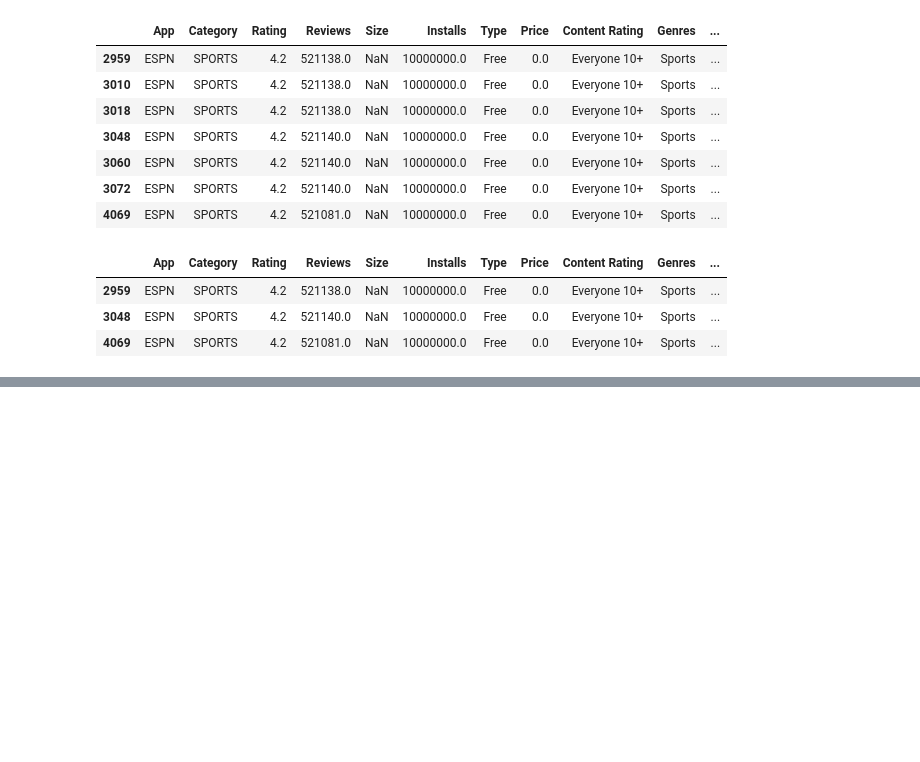
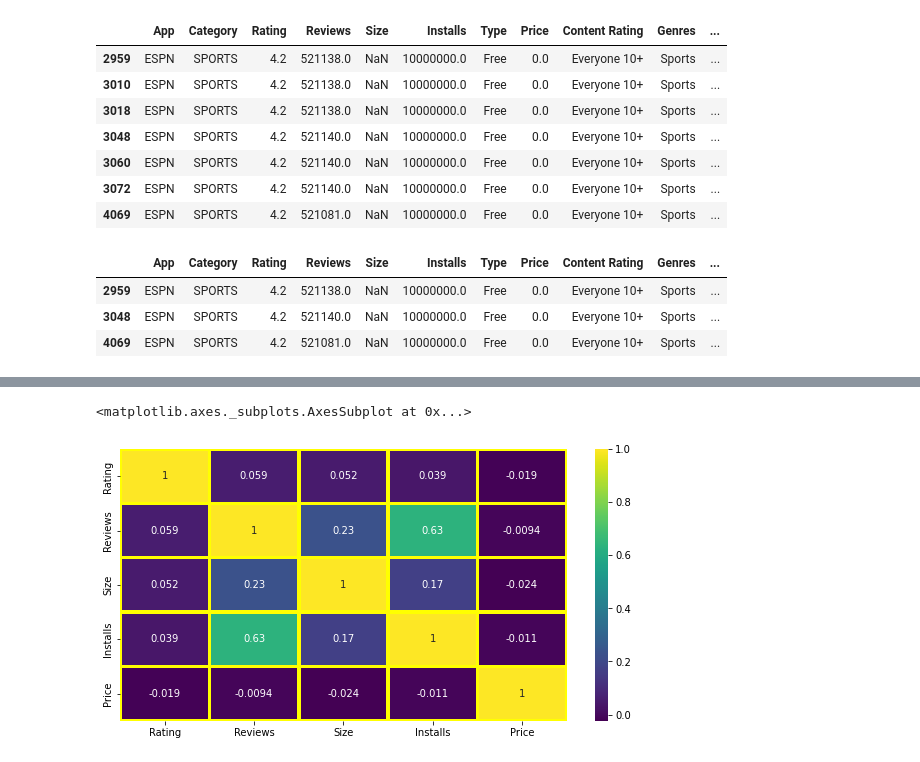
Before and after one commit to Sachin070292/Play-Store-App-Review-Analysis, a Jupyter notebook: Sachin_dubey_Play_Store_App_Review_Analysis.ipynb, the cells around one changed output, grey strips where cells are left out. Drawn from its saved outputs; the diff is of its cells as text; code cells hidden in the pictures; blank space fills up the shorter version.

```diff
--- a/Sachin_dubey_Play_Store_App_Review_Analysis.ipynb
+++ b/Sachin_dubey_Play_Store_App_Review_Analysis.ipynb
@@ -400,0 +403,2 @@ play_store_app[play_store_app['App']=='ESPN']
+# %%
+corr_app = play_store_app.corr()
@@ -400,0 +414,6 @@ play_store_app[play_store_app['App']=='ESPN']
+# %%
+plt.figure(figsize=(10,5))
+sns.heatmap(corr_app, annot = True, linewidths= 2.5,linecolor= 'yellow',cmap='viridis')
+# %% [output]
+<matplotlib.axes._subplots.AxesSubplot at 0x...>
+[figure, added]
```
Also changed, not shown: parts of 41 cells of this notebook.
